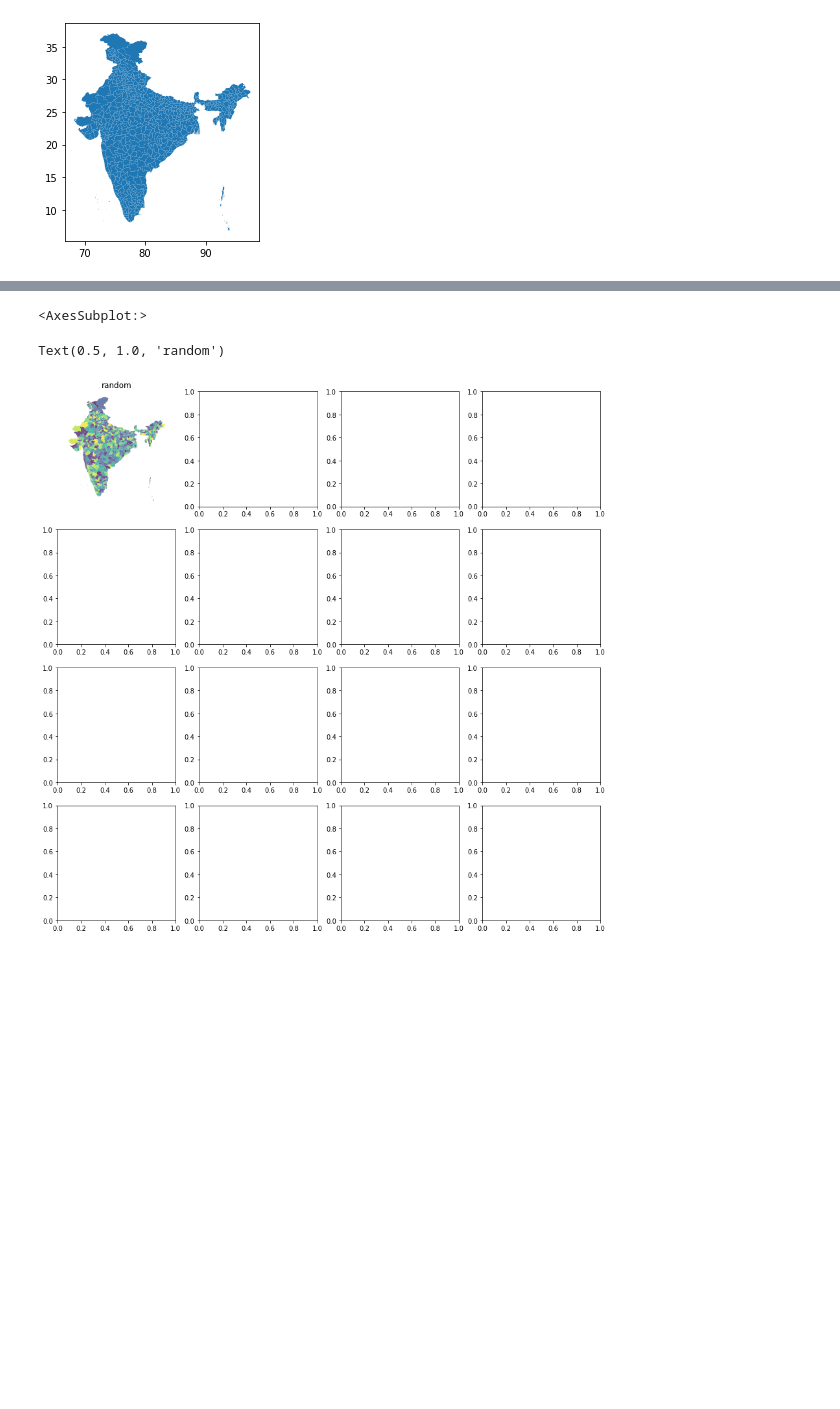
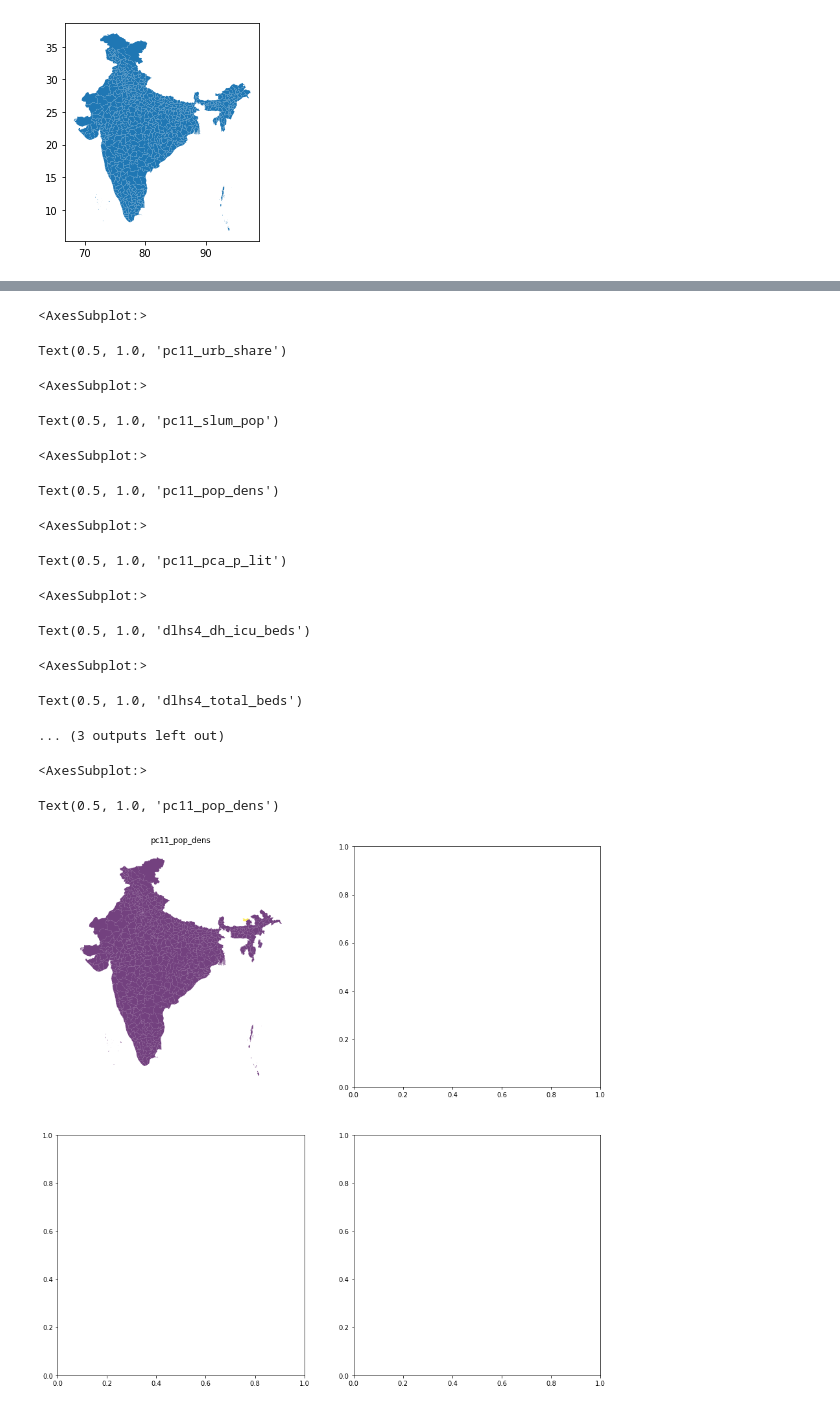
Before and after one commit to Daniel-Los/Introduction-to-datascience-final-project, a Jupyter notebook: Map_India.ipynb, the cells around one changed output, grey strips where cells are left out. Saved outputs shown, nothing was run; the diff lists cells and outputs as text; code cells hidden in the pictures; blank space fills up the shorter version.

```diff
--- a/Map_India.ipynb
+++ b/Map_India.ipynb
@@ -105,4 +164,4 @@ india_s_masters.head()
 # We drop the row with the data that is unclear
 india_s_masters = india_s_masters[india_s_masters['censuscode'] != 0]
 # %%
-columns_to_plot = ['random']
+columns_to_plot = common_columns
@@ -109,14 +184,40 @@ columns_to_plot = ['random']
 # %%
-f, axs = plt.subplots(4,4, figsize=(15,15))
+f, axs = plt.subplots(3,3, figsize=(15,15))
 axs = axs.flatten()
 
 for i, col in enumerate(columns_to_plot):
     ax = axs[i]
-    india_s_masters.plot(column=col, ax=ax, linewidth=0, cmap='viridis', alpha = 0.75)
+    india_joined.plot(column=col, ax=ax, linewidth=0, cmap='viridis', alpha = 1)
     ax.set_axis_off()
     ax.set_title(col, fontsize =12)
 plt.show()
 # %% [output]
 <AxesSubplot:>
-Text(0.5, 1.0, 'random')
+Text(0.5, 1.0, 'pc11_urb_share')
-[figure, removed]
+<AxesSubplot:>
+Text(0.5, 1.0, 'pc11_slum_pop')
+<AxesSubplot:>
+Text(0.5, 1.0, 'pc11_pop_dens')
+<AxesSubplot:>
+Text(0.5, 1.0, 'pc11_pca_p_lit')
+<AxesSubplot:>
+Text(0.5, 1.0, 'dlhs4_dh_icu_beds')
+<AxesSubplot:>
+Text(0.5, 1.0, 'dlhs4_total_beds')
+... (3 outputs left out)
+# %%
+column = ['pc11_pop_dens']
+# %%
+f, axs = plt.subplots(2,2, figsize=(15,15))
+axs = axs.flatten()
+
+for i, col in enumerate(column):
+    ax = axs[i]
+    india_joined.plot(column=col, ax=ax, linewidth=0, cmap='viridis', alpha = 0.75)
+    ax.set_axis_off()
+    ax.set_title(col, fontsize =12)
+plt.show()
+# %% [output]
+<AxesSubplot:>
+Text(0.5, 1.0, 'pc11_pop_dens')
+[figure, added]
```
Also changed, not shown: parts of 18 cells of this notebook.
